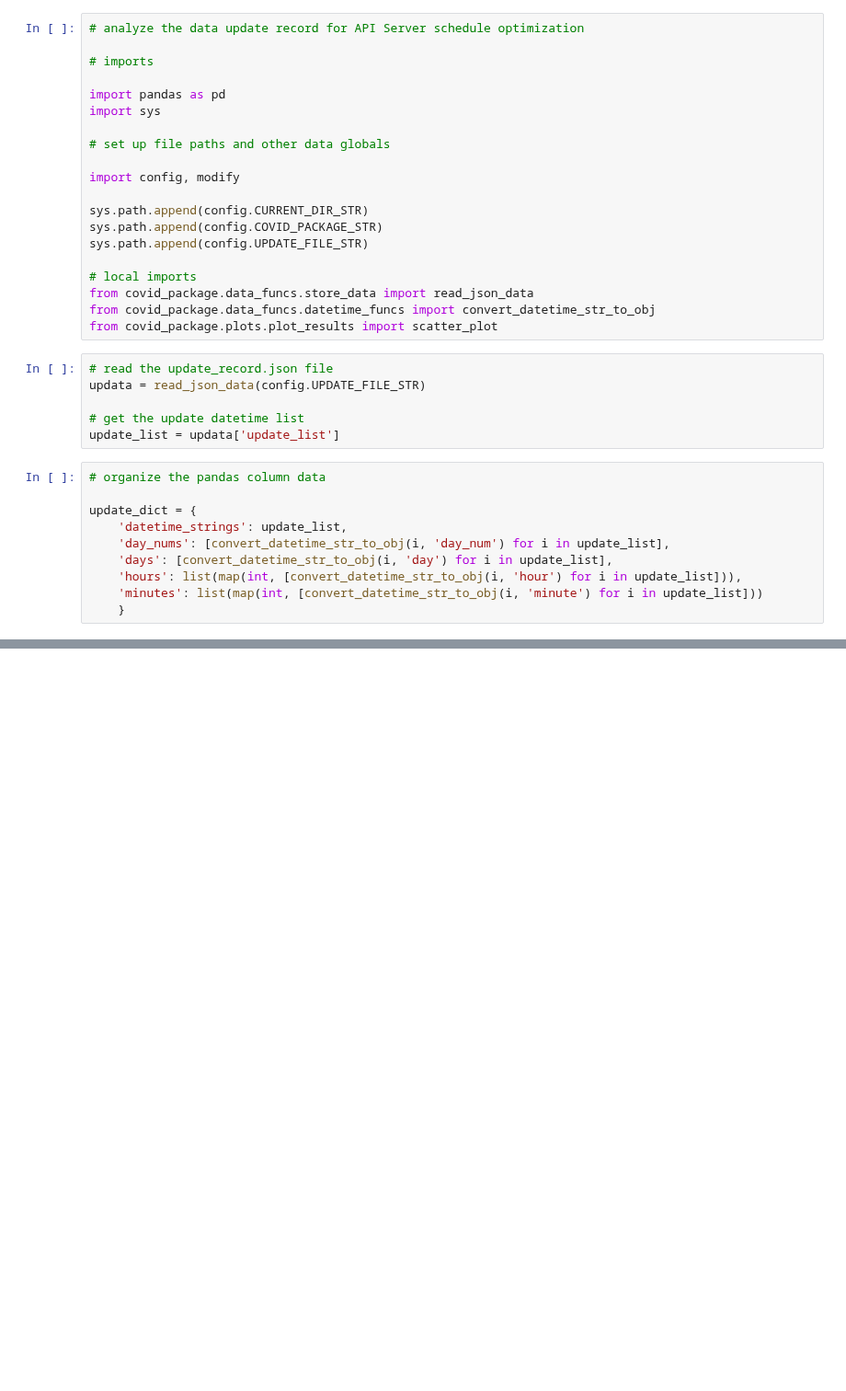
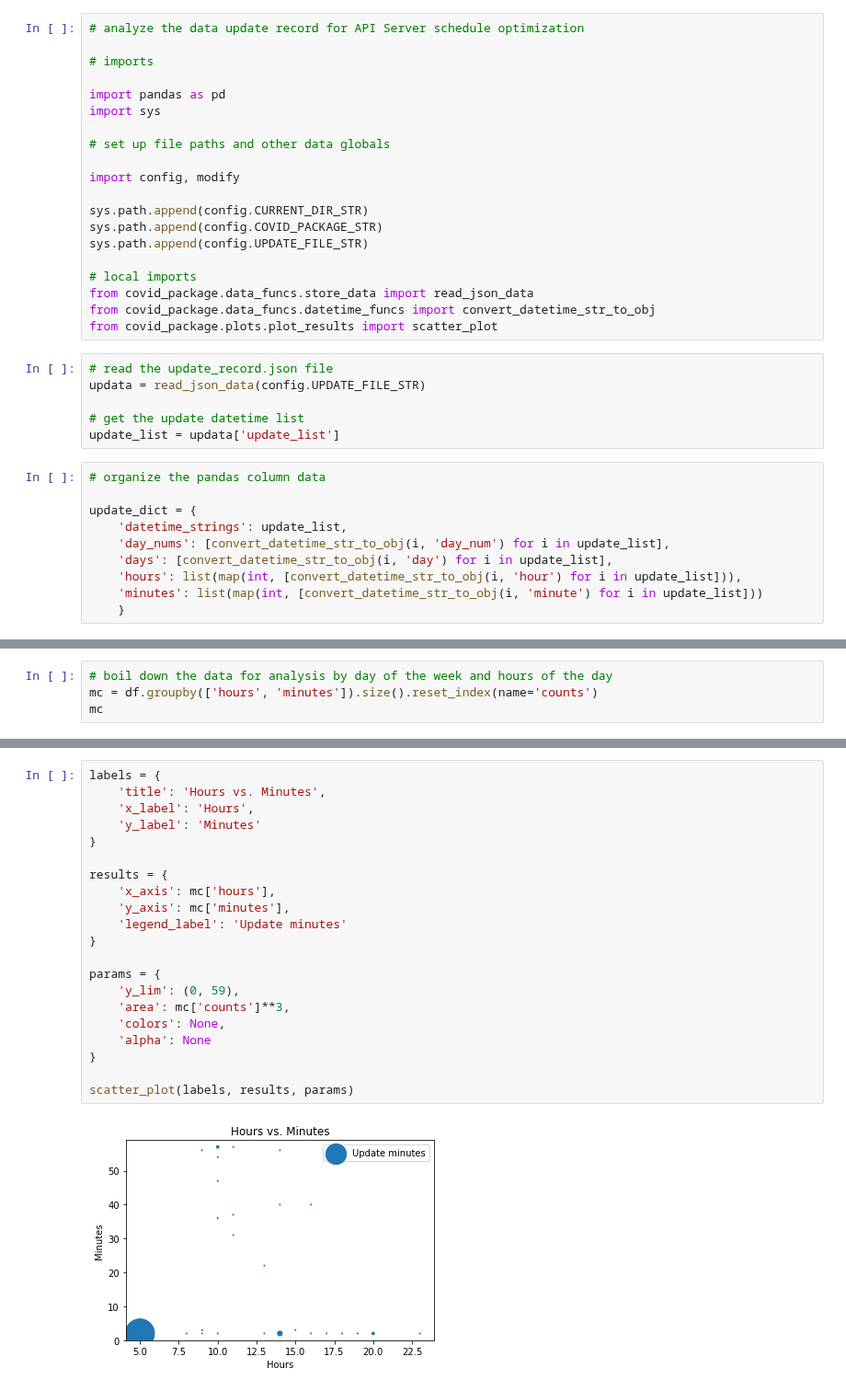
Before and after one commit to Ipgnosis/covid_analysis, a Jupyter notebook: analyze_update_record.ipynb, the cells around one changed output, grey strips where cells are left out. Shown at 92% size. Drawn from its saved outputs; the diff is of its cells as text; blank space fills up the shorter version.

```diff
--- a/analyze_update_record.ipynb
+++ b/analyze_update_record.ipynb
@@ -104,0 +105,4 @@ scatter_plot(labels, results, params)
+# %%
+# boil down the data for analysis by day of the week and hours of the day
+mc = df.groupby(['hours', 'minutes']).size().reset_index(name='counts')
+mc
@@ -104,0 +127,23 @@ scatter_plot(labels, results, params)
+# %%
+labels = {
+    'title': 'Hours vs. Minutes',
+    'x_label': 'Hours',
+    'y_label': 'Minutes'
+}
+
+results = {
+    'x_axis': mc['hours'],
+    'y_axis': mc['minutes'],
+    'legend_label': 'Update minutes'
+}
+
+params = {
+    'y_lim': (0, 59),
+    'area': mc['counts']**3,
+    'colors': None,
+    'alpha': None
+}
+
+scatter_plot(labels, results, params)
+# %% [output]
+[figure, added]
```
Also changed, not shown: parts of 4 cells of this notebook, 12 other files.
